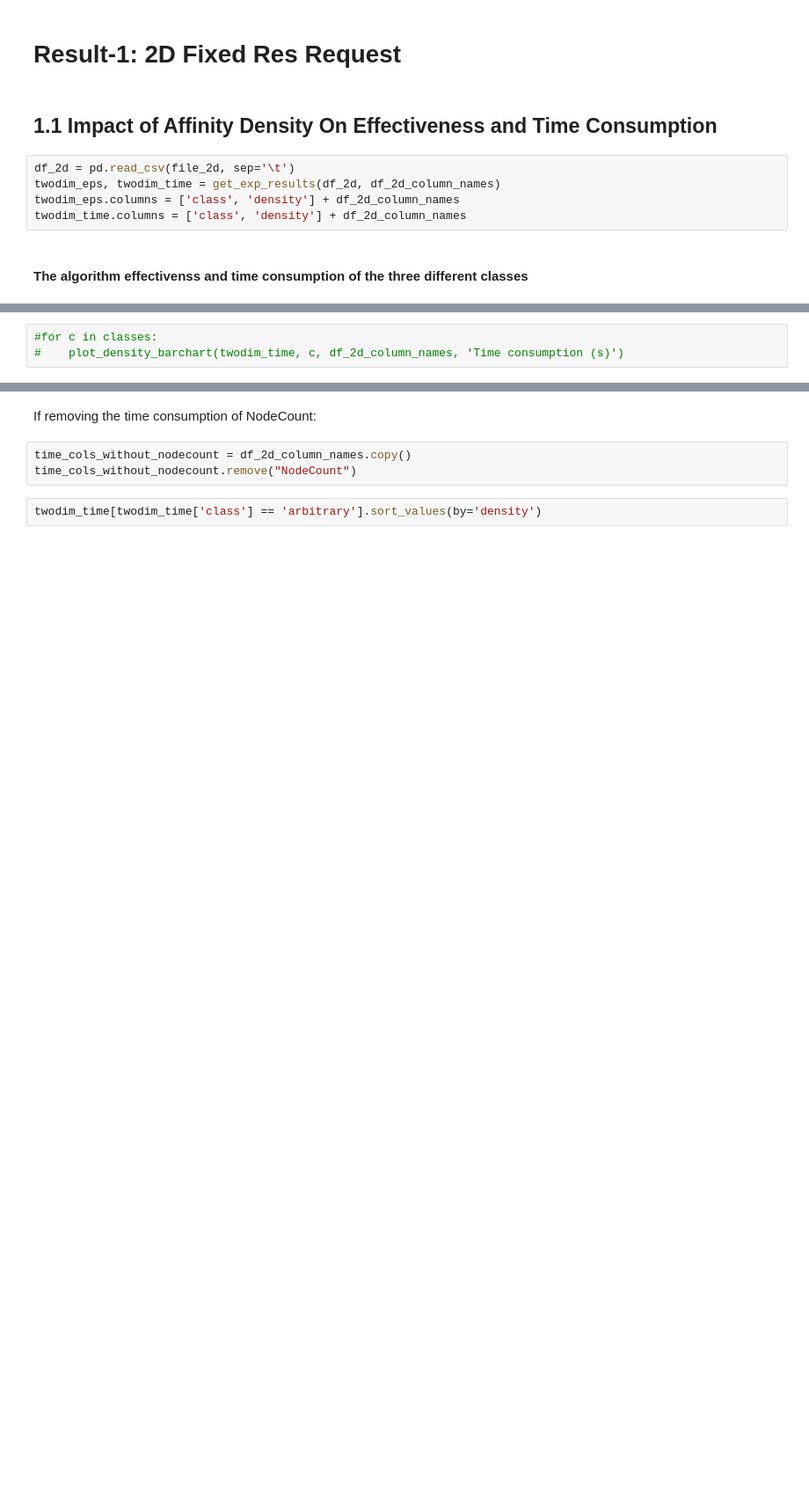
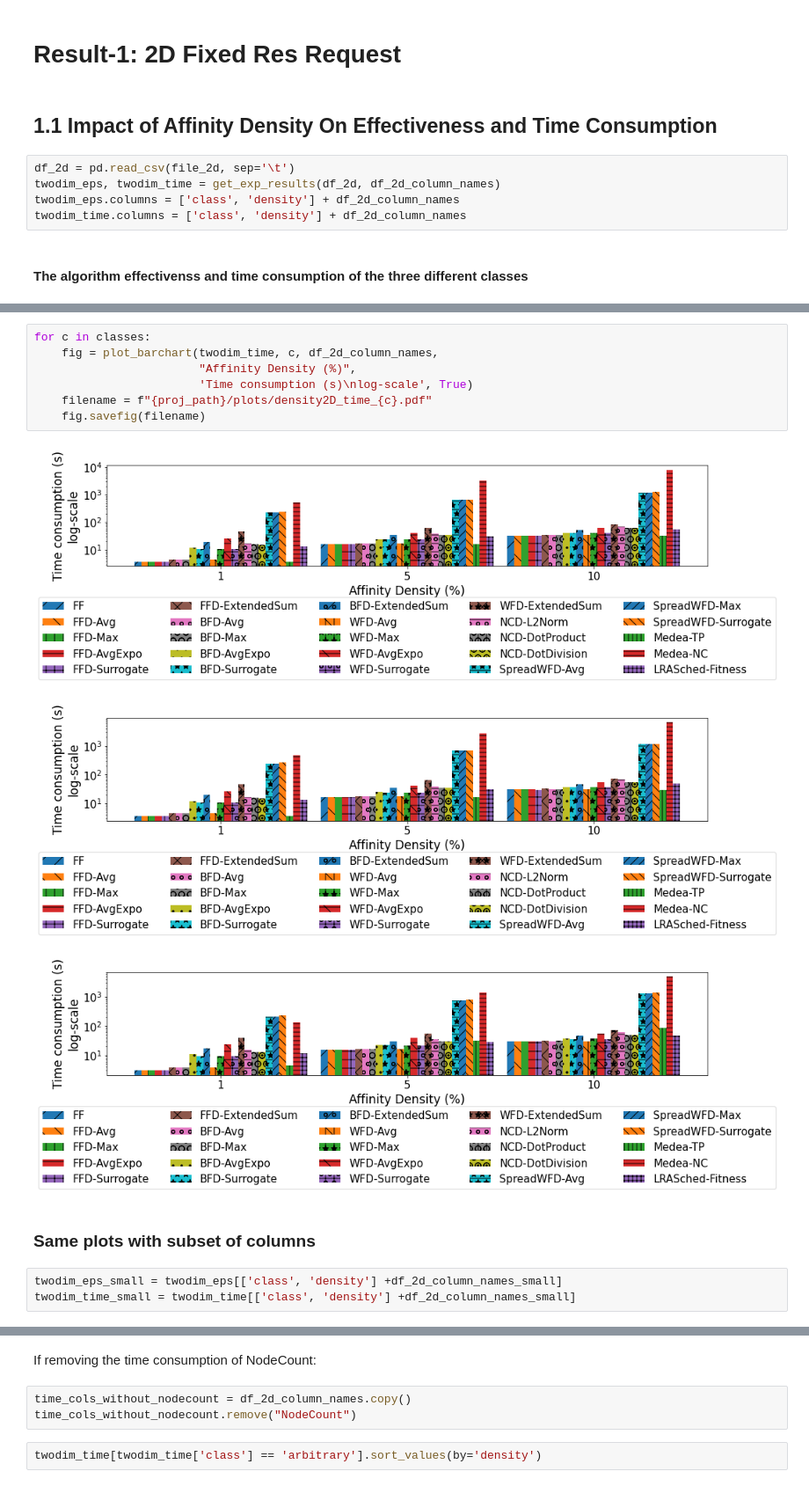
Before and after one commit to DSSGroup-Leeds/LRA-binpacking-expe, a Jupyter notebook: data/analysis_scripts/exp_result_analysis.ipynb, the cells around one changed output, grey strips where cells are left out. Shown at 88% size. Saved outputs shown, nothing was run; the diff lists cells and outputs as text; blank space fills up the shorter version.

Commit message:
Prepare analysis script with new experiments density2D

```diff
--- a/data/analysis_scripts/exp_result_analysis.ipynb
+++ b/data/analysis_scripts/exp_result_analysis.ipynb
@@ -157,3 +164,16 @@ for c in classes:
 # %%
-#for c in classes:
-#    plot_density_barchart(twodim_time, c, df_2d_column_names, 'Time consumption (s)')
+for c in classes:
+    fig = plot_barchart(twodim_time, c, df_2d_column_names,
+                        "Affinity Density (%)",
+                        'Time consumption (s)\nlog-scale', True)
+    filename = f"{proj_path}/plots/density2D_time_{c}.pdf"
+    fig.savefig(filename)
+# %% [output]
+[figure, added]
+[figure, added]
+[figure, added]
+# %% [markdown]
+### Same plots with subset of columns
+# %%
+twodim_eps_small = twodim_eps[['class', 'density'] +df_2d_column_names_small]
+twodim_time_small = twodim_time[['class', 'density'] +df_2d_column_names_small]
```
Also changed, not shown: parts of 11 cells of this notebook.
